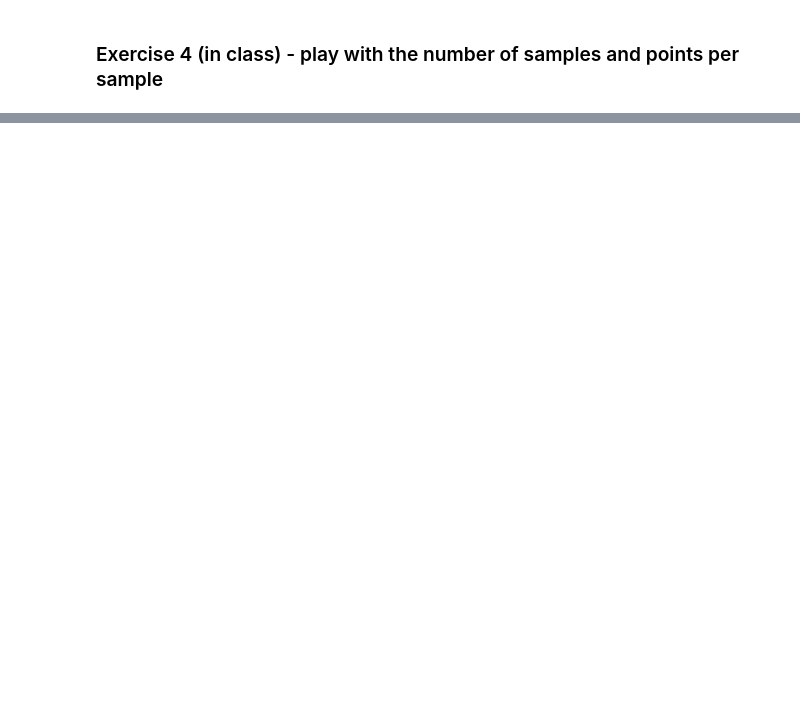
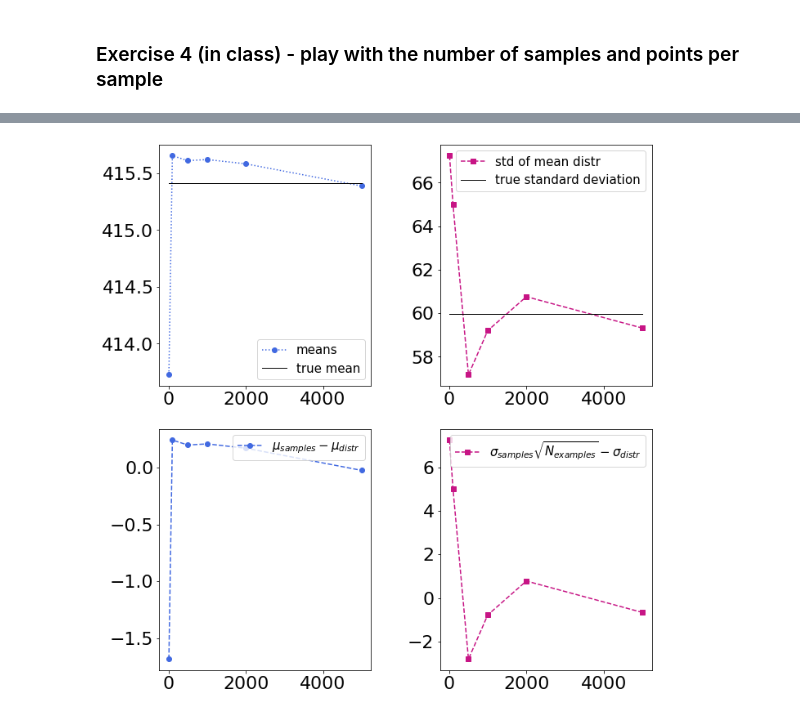
Before and after one commit to UWDIRECT/UWDIRECT.github.io, a Jupyter notebook: Wi22_content/DSMCER/L3_Descriptive_Statistics.ipynb, the cells around one changed output, grey strips where cells are left out. Cells and saved outputs as stored; diff of their text form; code cells hidden in the pictures; blank space fills up the shorter version.

```diff
--- a/Wi22_content/DSMCER/L3_Descriptive_Statistics.ipynb
+++ b/Wi22_content/DSMCER/L3_Descriptive_Statistics.ipynb
@@ -359,0 +372,15 @@ df = describe_sample(repeat_samples_stats, population, 'mass', 1000, 50)
+# %%
+fig,ax = plt.subplots(2,2, figsize=(10,10))
+ax[0,0].plot(Ns, mean_of_means, ':o', color="royalblue", label="means")
+ax[0,0].plot(Ns, true_mean*np.ones(len(Ns)), "-k", lw=1, label="true mean")
+ax[0,1].plot(Ns, np.array(std_of_distr_means)*np.sqrt(Nexamples), '--s', color="mediumvioletred", label="std of mean distr")
+ax[0,1].plot(Ns, true_stdev*np.ones(len(Ns)), '-k', lw=1,  label="true standard deviation")
+ax[0,0].legend(loc="lower right", fontsize=15)
+ax[0,1].legend(loc="upper right", fontsize=15)
+ax[1,0].plot(Ns, np.array(mean_of_means) - true_mean, '--o', color="royalblue", label="$\mu_{samples}-\mu_{distr}$")
+ax[1,1].plot(Ns, np.array(std_of_distr_means)*np.sqrt(Nexamples)- true_stdev, '--s', color="mediumvioletred", label="$\sigma_{samples}\sqrt{N_{examples}}-\sigma_{distr}$")
+ax[1,0].legend(loc="upper right", fontsize=15)
+ax[1,1].legend(loc="upper right", fontsize=15)
+fig.tight_layout()
+# %% [output]
+[figure, added]
```
Also changed, not shown: parts of 13 cells of this notebook.
